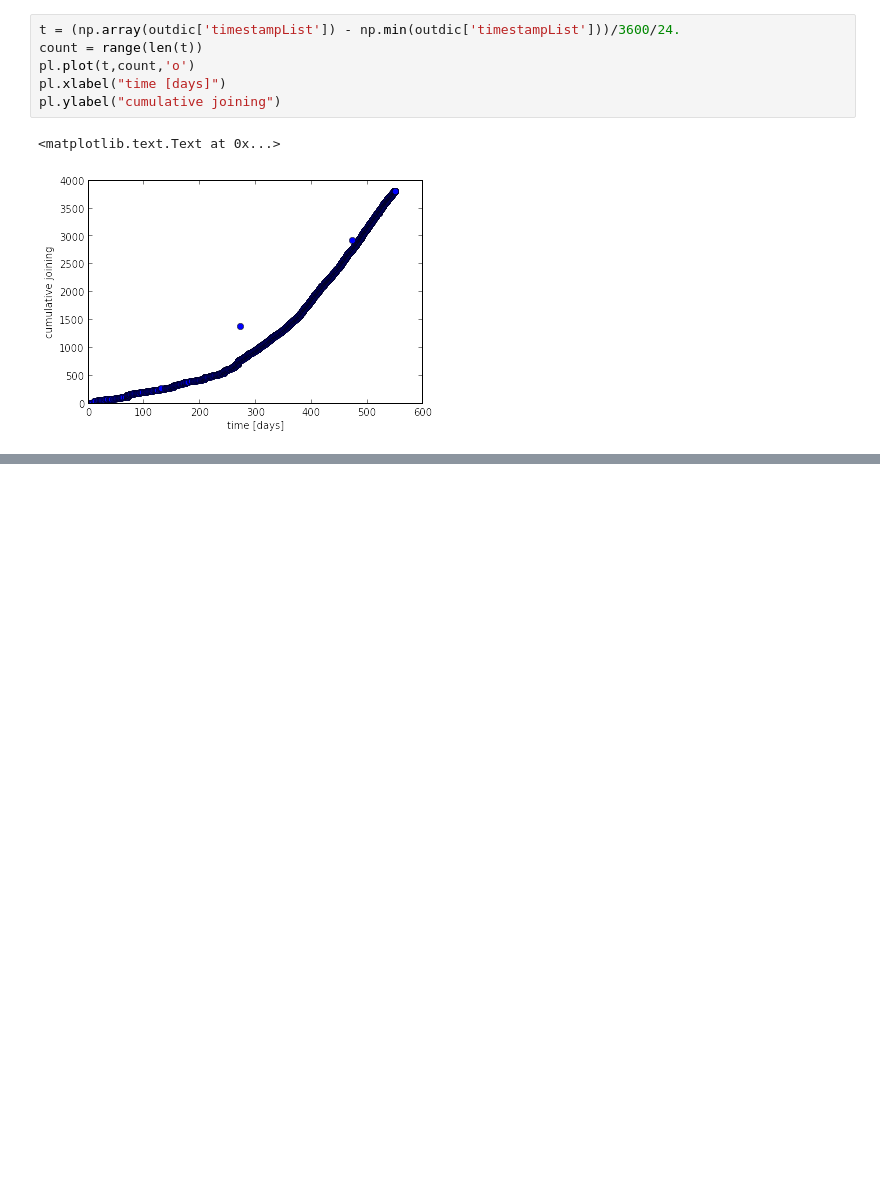
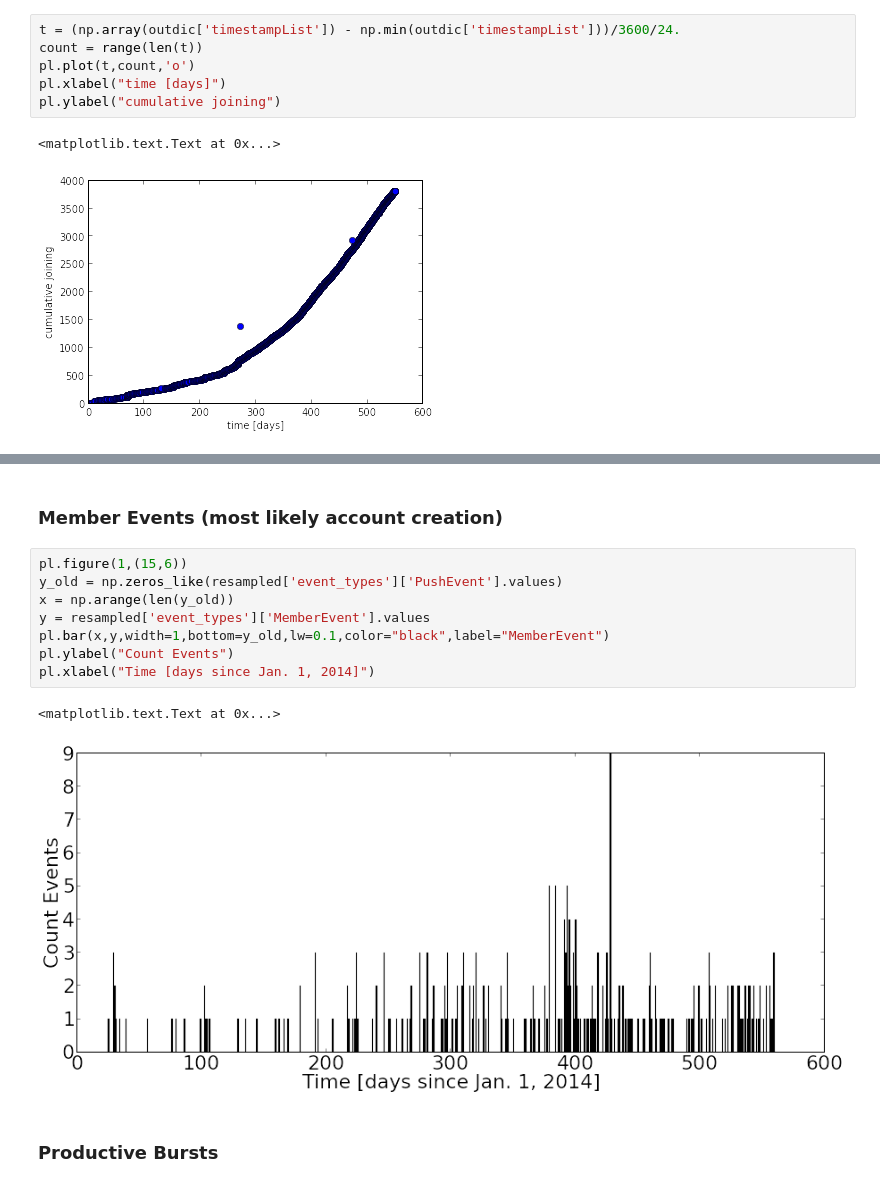
Before and after one commit to wazaahhh/patchwork, a Jupyter notebook: patchwork.ipynb, the cells around one changed output, grey strips where cells are left out. Drawn from its saved outputs; the diff is of its cells as text; blank space fills up the shorter version.

```diff
--- a/patchwork.ipynb
+++ b/patchwork.ipynb
@@ -21,0 +88,15 @@ pl.ylabel("cumulative joining")
+# %% [markdown]
+### Member Events (most likely account creation)
+# %%
+pl.figure(1,(15,6))
+y_old = np.zeros_like(resampled['event_types']['PushEvent'].values)
+x = np.arange(len(y_old))
+y = resampled['event_types']['MemberEvent'].values
+pl.bar(x,y,width=1,bottom=y_old,lw=0.1,color="black",label="MemberEvent")
+pl.ylabel("Count Events")
+pl.xlabel("Time [days since Jan. 1, 2014]")
+# %% [output]
+<matplotlib.text.Text at 0x...>
+[figure, added]
+# %% [markdown]
+### Productive Bursts
```
Also changed, not shown: parts of 8 cells of this notebook, 2 other files.
